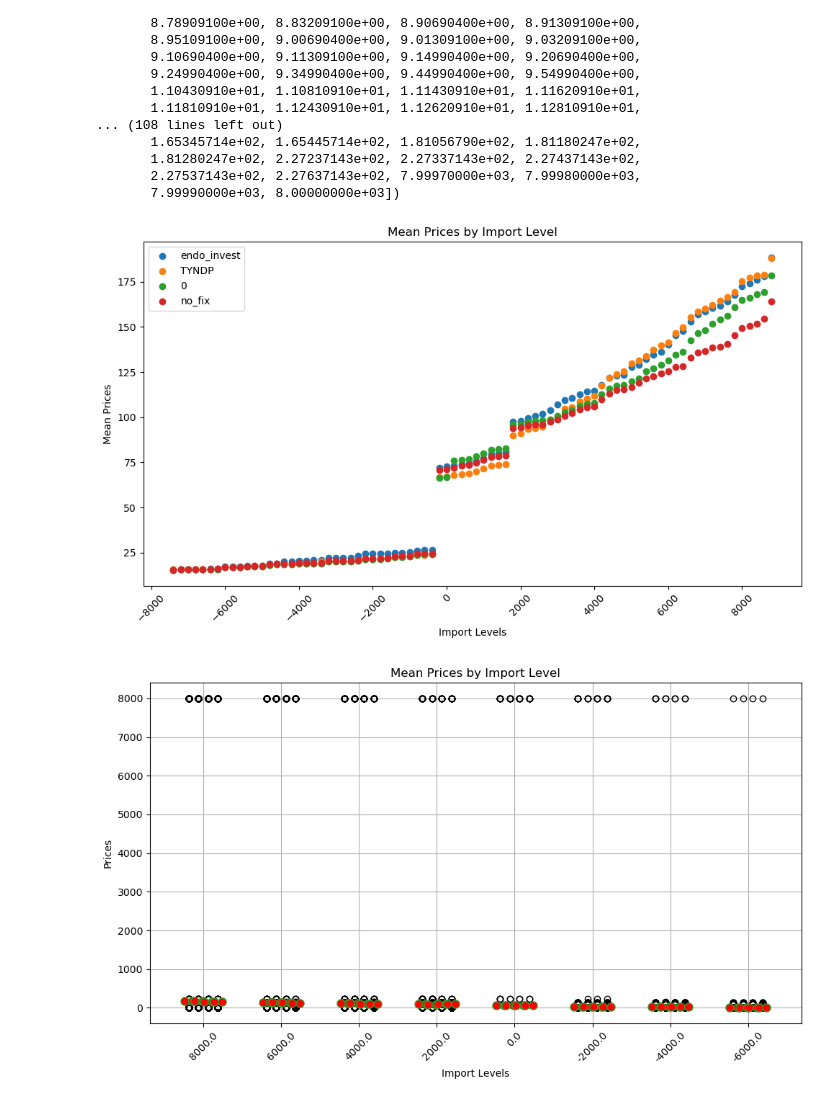
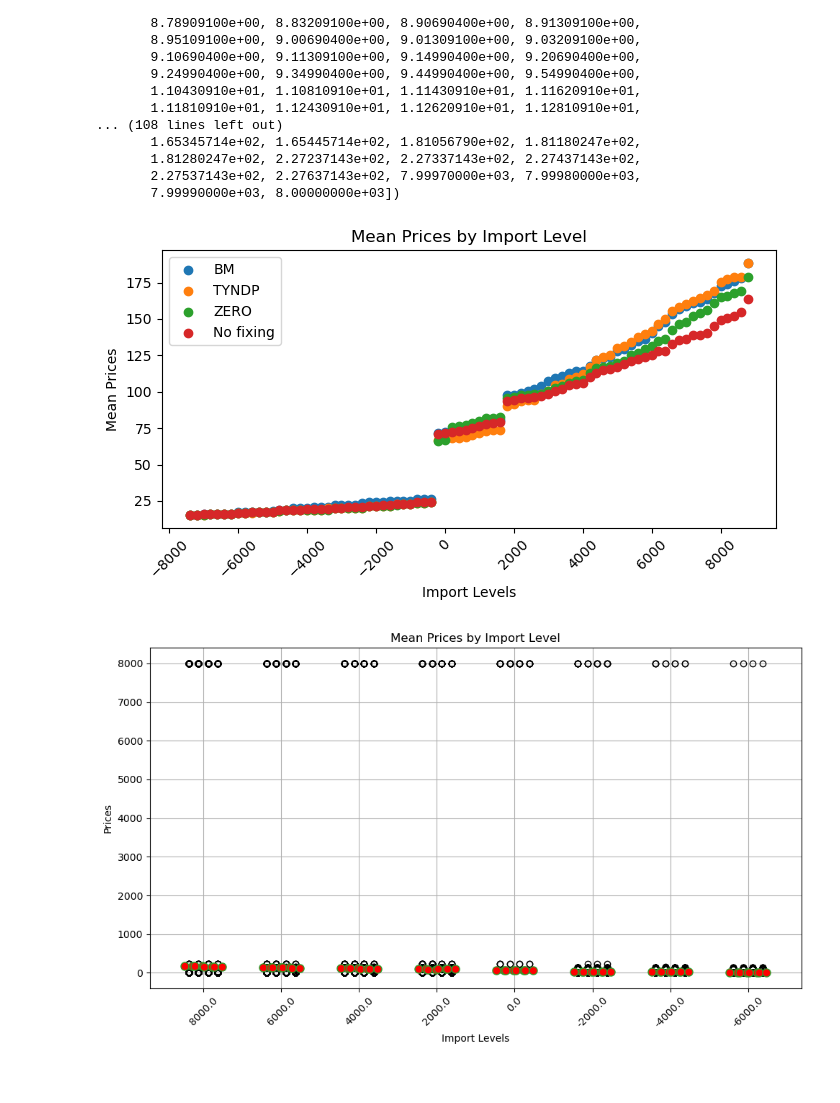
Before and after one commit to KristofPhillips95/ImportExport, a Jupyter notebook: analysis_scripts/PricesAnalysis.ipynb, the cells around one changed output. Saved outputs shown, nothing was run; the diff lists cells and outputs as text; code cells hidden in the pictures.

```diff
--- a/analysis_scripts/PricesAnalysis.ipynb
+++ b/analysis_scripts/PricesAnalysis.ipynb
@@ -19,20 +19,3 @@ for fm in fixing_methods:
 
 # #df_prices_2 =  pd.read_csv("../Results/TradeCurves/import_price_curves2025_2012_National Trends_8760_s_false_false_tc_SE03_0_gs_FI00_SE02_DKW1_SE04_NOS0_SE03_100.csv")
 #df_prices_3 =  pd.read_csv("../Results/TradeCurves/import_price_curves2025_2012_National Trends_8760_s_false_false_tc_SE03_endo_invest_gs_FI00_SE02_DKW1_SE04_NOS0_SE03_100.csv")
-# %%
-df_filtered = df_prices[filtered_columns]
-mean_values = df_filtered.mean()
-
-
-# Convert column names to float for plotting
-import_levels = [float(col) for col in mean_values.index]
-
-# Create a scatter plot for mean values
-plt.figure(figsize=(10, 6))
-plt.scatter(import_levels, mean_values.values, color='blue', alpha=0.7)
-plt.title('Mean Prices by Import Level')
-plt.xlabel('Import Levels')
-plt.ylabel('Mean Prices')
-plt.xticks(rotation=45)  # Rotate x-axis labels for better visibility
-plt.tight_layout()
-plt.show()
@@ -69,35 +50,37 @@ array([0.00000000e+00, 2.34570000e-02, 4.30000000e-02, 4.69140000e-02,
        1.81280247e+02, 2.27237143e+02, 2.27337143e+02, 2.27437143e+02,
        2.27537143e+02, 2.27637143e+02, 7.99970000e+03, 7.99980000e+03,
        7.99990000e+03, 8.00000000e+03])
+# %%
+legend_dict = {"endo_invest": "BM","TYNDP":"TYNDP","0":"ZERO","no_fix":"No fixing"}
 # %%
-plt.figure(figsize=(10, 6))
+plt.figure(figsize=(7, 4))
 
 # Loop through each DataFrame and plot mean values
 for i, df in dfs_prices.items():
     # Convert column names to float and filter to retain only multiples of 1000
     filtered_columns = [col for col in df.columns if (float(col) % 200 == 0) & (abs(float(col)) <= 10000)]
     df_filtered = df[filtered_columns]
 
     # Calculate mean values for each import level
     mean_values = df_filtered.mean()
 
     # Convert column names to float for plotting
     import_levels = [float(col) for col in mean_values.index]
 
     # Create scatter plot for mean values
-    plt.scatter(import_levels, mean_values.values, label=i)
+    plt.scatter(import_levels, mean_values.values, label=legend_dict[i])
 
 plt.title('Mean Prices by Import Level')
 plt.xlabel('Import Levels')
 plt.ylabel('Mean Prices')
 #plt.ylim((0,1000))
 plt.xticks(rotation=45)  # Rotate x-axis labels for better visibility
 plt.legend()
 plt.tight_layout()
 # plt.show()
 plt.savefig("../Results/Figures/FY_analysis/StorageHeavy/Mean_Prices.png")
 # %% [output]
-[figure, old version]
+[figure, new version]
 # %%
 import matplotlib.pyplot as plt
 
```
Also changed, not shown: parts of 1 cell of this notebook, 6 other files.
